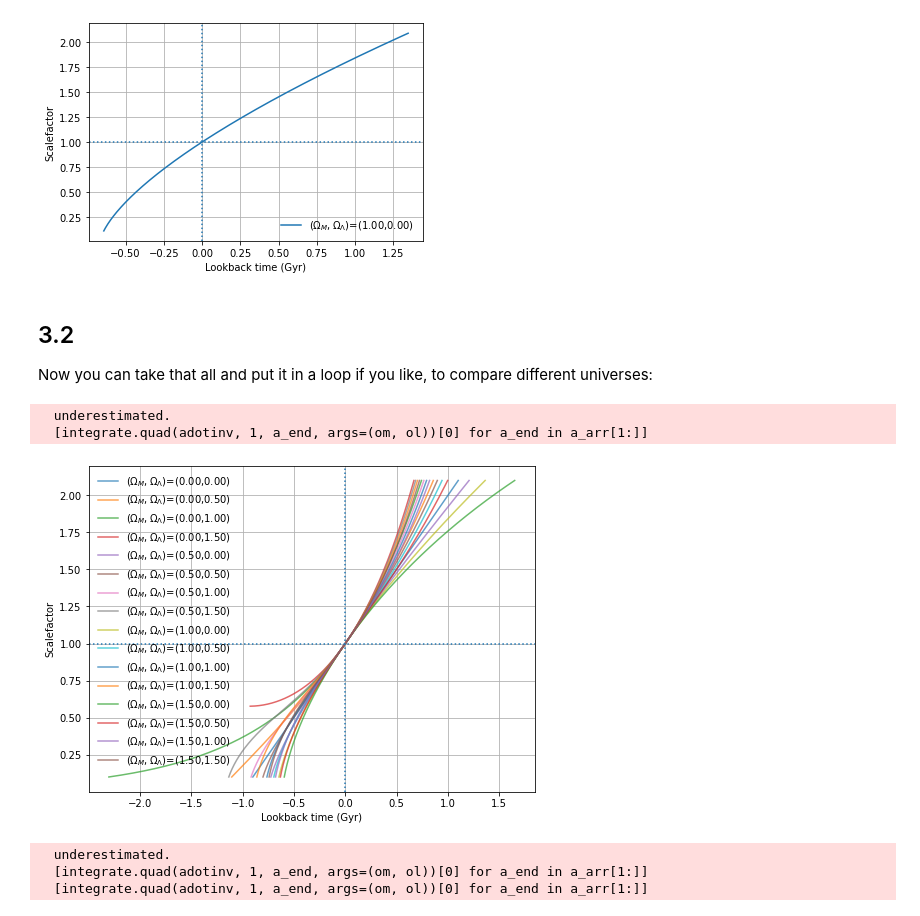
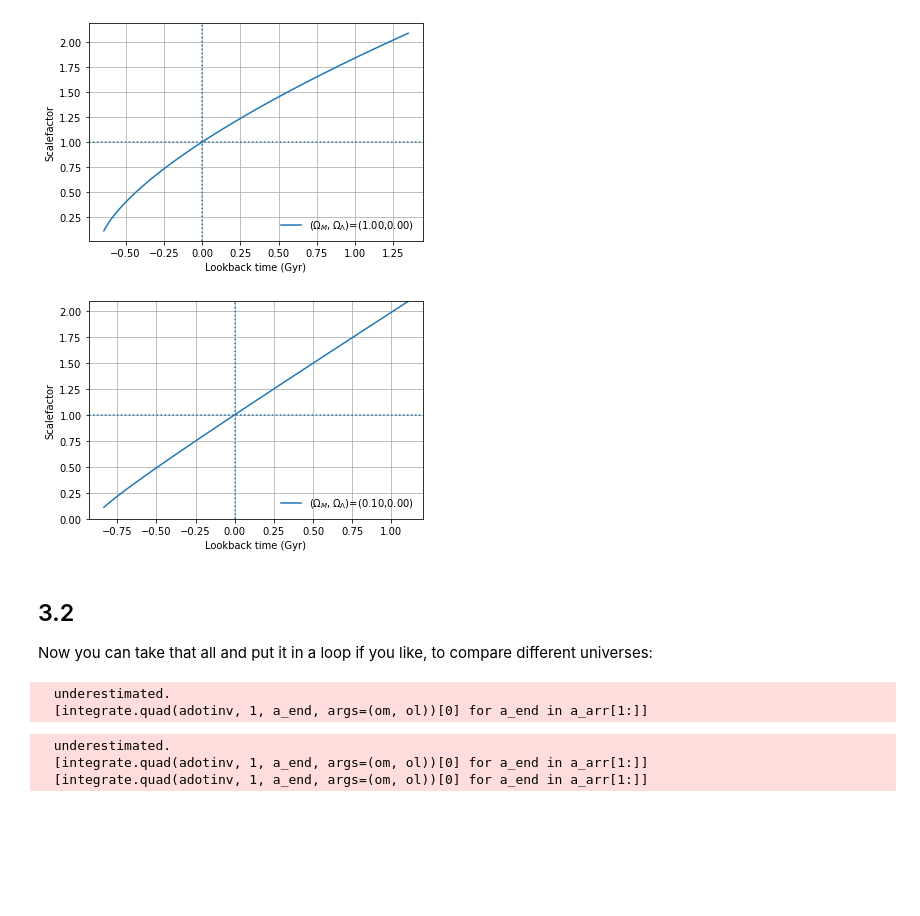
Before and after one commit to Eldred777/Cosmological_Project, a Jupyter notebook: CosmologyIntroduction/Ciaran_intro.ipynb, the cells around one changed output. Drawn from its saved outputs; the diff is of its cells as text; code cells hidden in the pictures; blank space fills up the shorter version.

Commit message:
Added another plot to intro section

```diff
--- a/CosmologyIntroduction/Ciaran_intro.ipynb
+++ b/CosmologyIntroduction/Ciaran_intro.ipynb
@@ -472,6 +472,34 @@ ax.grid()
 saveFigure(fig, "decel")
 # %% [output]
 [figure]
+# %%
+## expanding very very fast
+om = 0.1
+ol = 0
+
+t_today_Gyr, _ = integrate.quad(adotinv, 1, 1, args=(om, ol))
+t_Gyr = np.array(
+    [integrate.quad(adotinv, 1, a_end, args=(om, ol))[0] for a_end in a_arr[1:]]
+)
+# slice [1:] to avoid division by zero error
+t_lookback_Gyr = t_Gyr - t_today_Gyr
+
+# Plot this new model
+fig, ax = plt.subplots()
+# slice a_arr [1:] for same reason as t_Gyr slice
+ax.plot(
+    t_lookback_Gyr, a_arr[1:], label=f"($\Omega_M,\Omega_\Lambda$)=({om:.2f},{ol:.2f})"
+)
+ax.axvline(x=0, linestyle=":")  # Plot some crosshairs
+ax.axhline(y=1, linestyle=":")
+ax.set_xlabel("Lookback time (Gyr)")
+ax.set_ylabel("Scalefactor")
+ax.set_ylim([0, np.max(a_arr)])
+ax.legend(loc="lower right", frameon=False)
+ax.grid()
+saveFigure(fig, "fast_expansion")
+# %% [output]
+[figure, added]
 # %% [markdown]
 ## 3.2
 
@@ -520,7 +548,6 @@ saveFigure(fig, "many_1")
 # %% [output]
   underestimated.
   [integrate.quad(adotinv, 1, a_end, args=(om, ol))[0] for a_end in a_arr[1:]]
-[figure, removed]
 # %%
 ### Same as above code but with less lines
 om_arr = np.arange(0, 2.5, 1)
```
